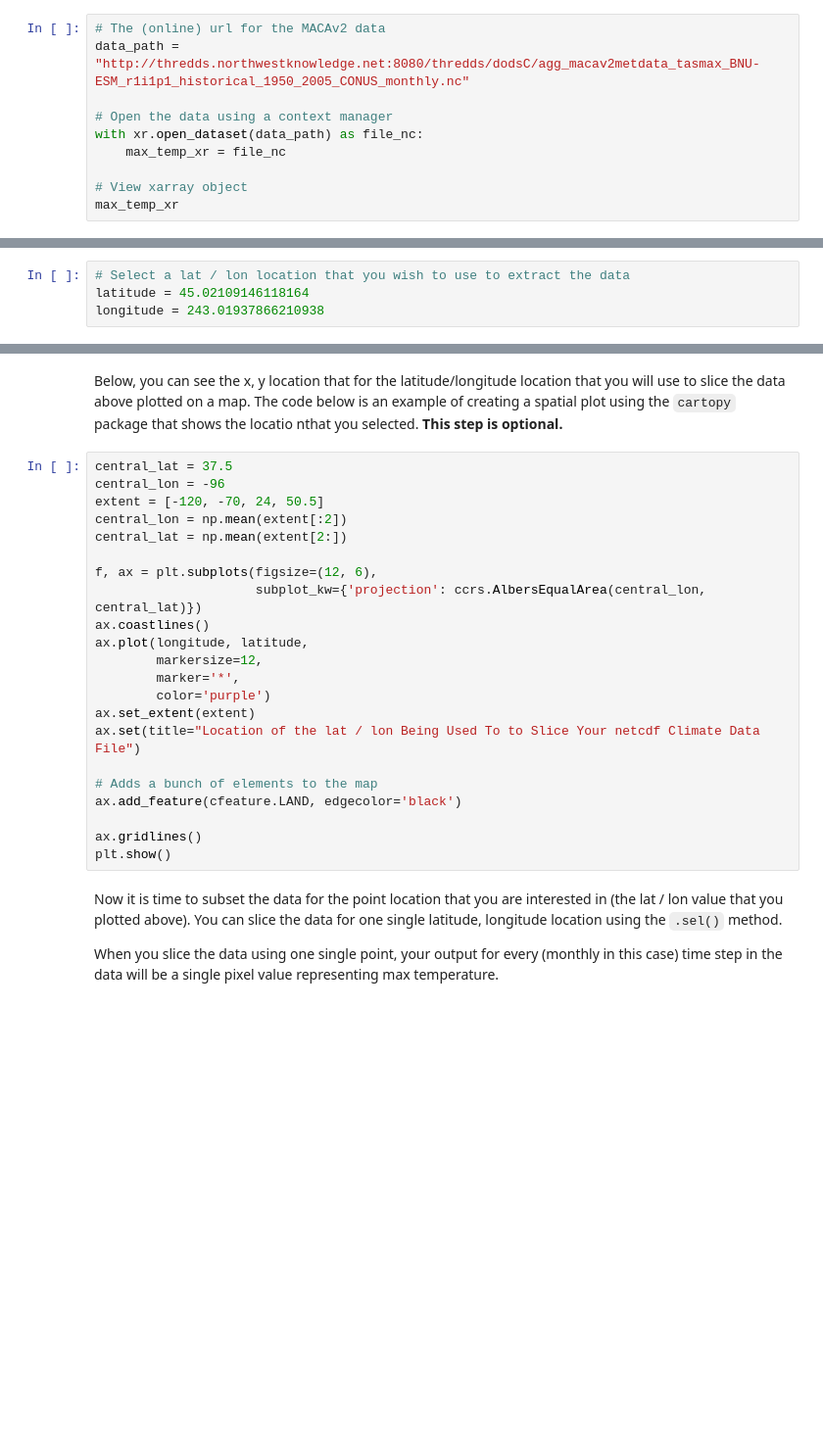
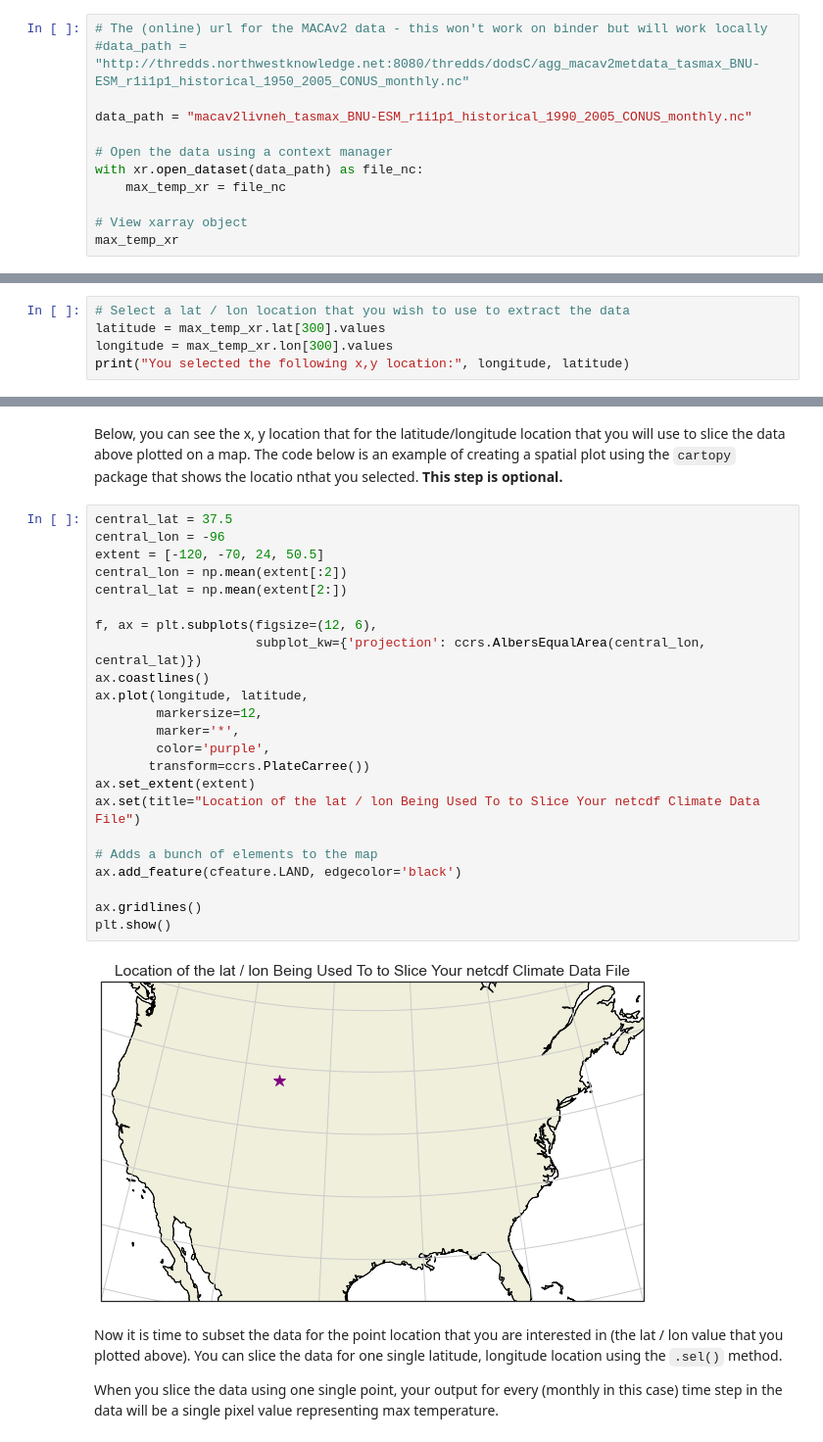
Before and after one commit to earthlab/climate-data-101, a Jupyter notebook: 01-introduction-to-netcdf-climate-data.ipynb, the cells around one changed output, grey strips where cells are left out. Shown at 98% size. Drawn from its saved outputs; the diff is of its cells as text; blank space fills up the shorter version.

Commit message:
adding data for lesson 1

```diff
--- a/01-introduction-to-netcdf-climate-data.ipynb
+++ b/01-introduction-to-netcdf-climate-data.ipynb
@@ -69,8 +69,10 @@ packages that you need to complete this tutorial.
 
 To begin, you open up the data using `xarray.open_dataset`.
 # %%
-# The (online) url for the MACAv2 data
-data_path = "http://thredds.northwestknowledge.net:8080/thredds/dodsC/agg_macav2metdata_tasmax_BNU-ESM_r1i1p1_historical_1950_2005_CONUS_monthly.nc"
+# The (online) url for the MACAv2 data - this won't work on binder but will work locally
+#data_path = "http://thredds.northwestknowledge.net:8080/thredds/dodsC/agg_macav2metdata_tasmax_BNU-ESM_r1i1p1_historical_1950_2005_CONUS_monthly.nc"
+
+data_path = "macav2livneh_tasmax_BNU-ESM_r1i1p1_historical_1990_2005_CONUS_monthly.nc"
 
 # Open the data using a context manager
 with xr.open_dataset(data_path) as file_nc:
@@ -177,5 +228,6 @@ This will return exactly two data points at the location - the temperature
 value for each day in your temporal slice.
 # %%
 # Select a lat / lon location that you wish to use to extract the data
-latitude = 45.02109146118164
-longitude = 243.01937866210938
+latitude = max_temp_xr.lat[300].values
+longitude = max_temp_xr.lon[300].values
+print("You selected the following x,y location:", longitude, latitude)
@@ -187,25 +241,28 @@ the `cartopy` package that shows the locatio nthat you selected. **This step is
 # %%
 central_lat = 37.5
 central_lon = -96
 extent = [-120, -70, 24, 50.5]
 central_lon = np.mean(extent[:2])
 central_lat = np.mean(extent[2:])
 
 f, ax = plt.subplots(figsize=(12, 6),
                      subplot_kw={'projection': ccrs.AlbersEqualArea(central_lon, central_lat)})
 ax.coastlines()
 ax.plot(longitude, latitude,
         markersize=12,
         marker='*',
-        color='purple')
+        color='purple',
+       transform=ccrs.PlateCarree())
 ax.set_extent(extent)
 ax.set(title="Location of the lat / lon Being Used To to Slice Your netcdf Climate Data File")
 
 # Adds a bunch of elements to the map
 ax.add_feature(cfeature.LAND, edgecolor='black')
 
 ax.gridlines()
 plt.show()
+# %% [output]
+[figure, added]
 # %% [markdown]
 Now it is time to subset the data for the point location that
 you are interested in (the lat / lon value that you plotted above).
```
Also changed, not shown: parts of 37 cells of this notebook, 1 other file.
